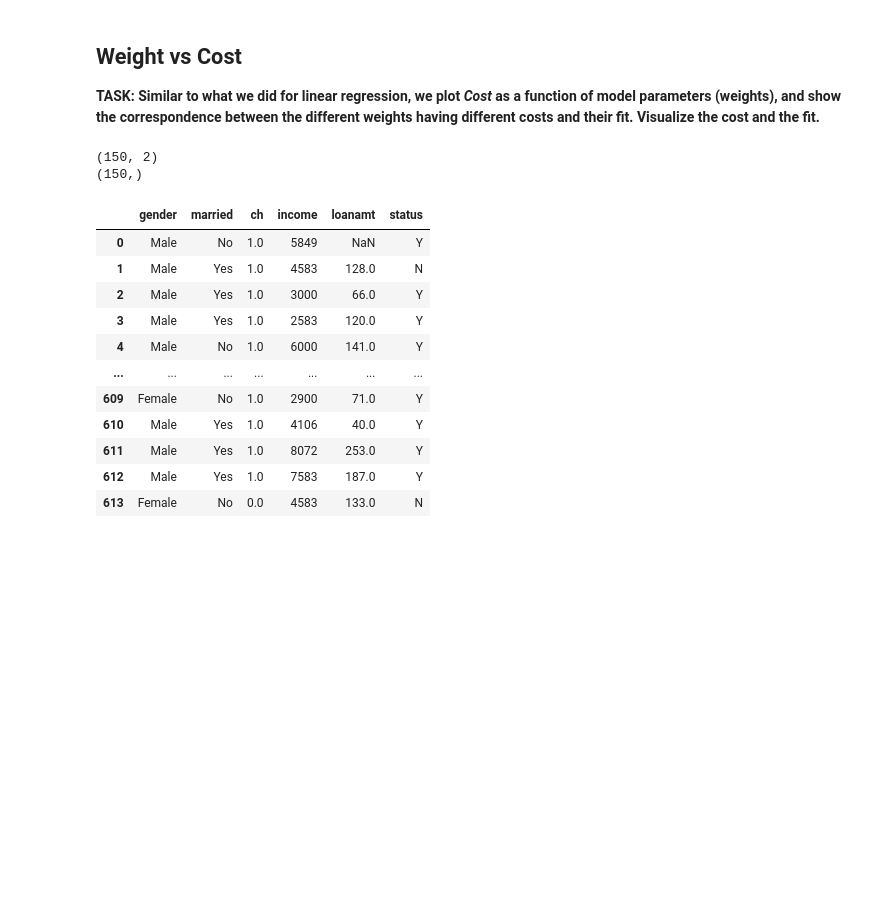
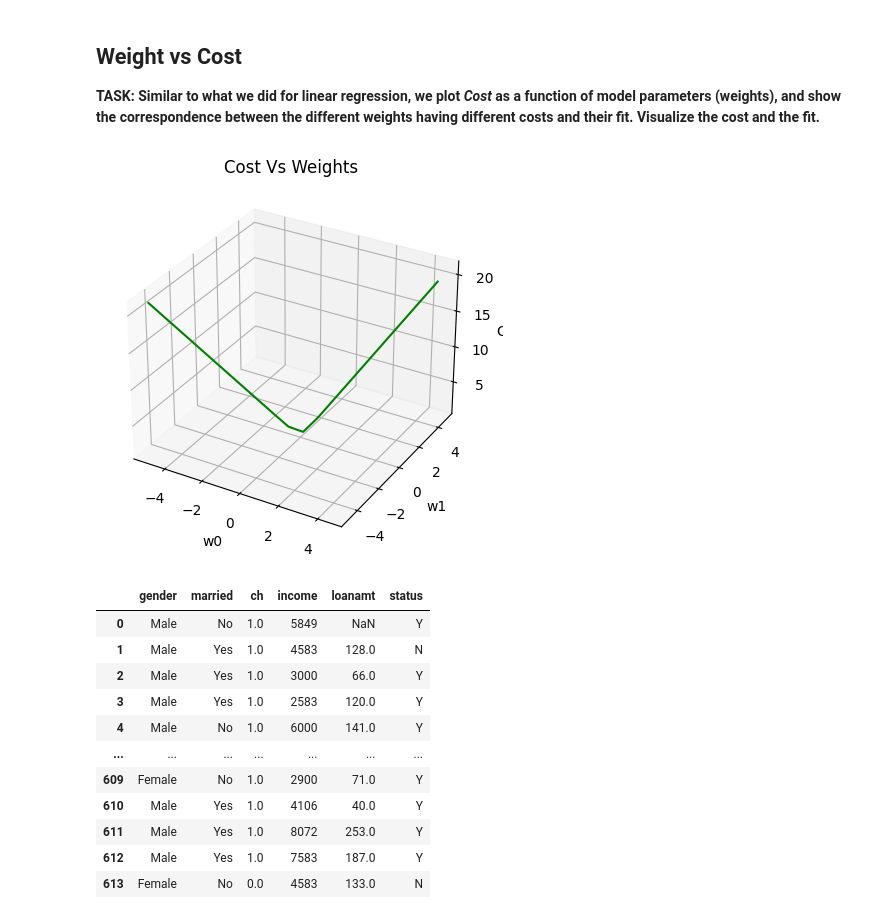
Before and after one commit to snehithjk/CSC-570, a Jupyter notebook: CSC 570/Lab5/Assignment_5.ipynb, the cells around one changed output. Saved outputs shown, nothing was run; the diff lists cells and outputs as text; code cells hidden in the pictures; blank space fills up the shorter version.

Commit message:
Add cost vs weight plot and refactoring

```diff
--- a/CSC 570/Lab5/Assignment_5.ipynb
+++ b/CSC 570/Lab5/Assignment_5.ipynb
@@ -63,10 +54,41 @@ from matplotlib import pyplot as plt
+# %%
+#Initially loading few Libraries
+
+import os
+import pandas as pd
+import numpy as np
+import seaborn as sns
+from matplotlib import pyplot as plt
+%matplotlib inline
+from sklearn import datasets
+dataset = datasets.load_iris()
+
+X, y = dataset['data'][:,:2], dataset['target']
+X, y = X[y < 2], y[y< 2]
+weight_list = [[x,x+0.25] for x in np.arange(-5,5,0.5)]
+cost = []
+for weight in weight_list:
+    cost.append(cost_fn(X,y,weight))
+
+ax = plt.axes(projection ='3d')
+w0 = list(zip(*weight_list))[0]
+w1 = list(zip(*weight_list))[1]
+
+ax.plot3D(w0, w1, cost, 'green')
+ax.set_title('Cost Vs Weights')
+ax.set_xlabel('w0')
+ax.set_ylabel('w1')
+ax.set_zlabel('Cost')
+
+
+
+plt.show()
+# %% [output]
+[figure, added]
 # %%
 #Reading
 from sklearn import datasets
 LoanPrep = pd.read_csv("https://raw.githubusercontent.com/sumonacalpoly/Datasets/main/LoanApproval.csv", index_col=False)
-# %% [output]
-(150, 2)
-(150,)
 # %%
 LoanPrep
 # %% [output]
```
Also changed, not shown: parts of 8 cells of this notebook.
